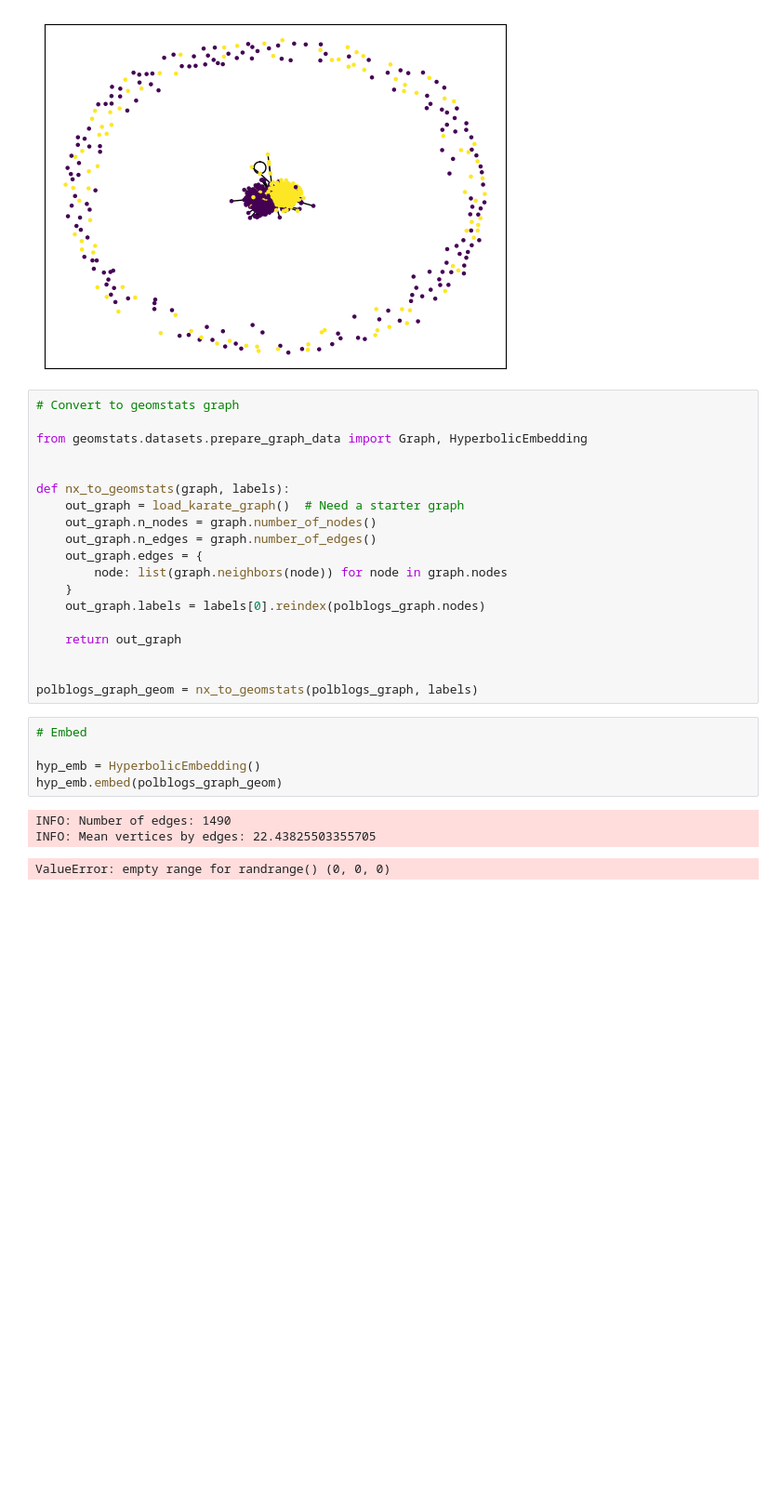
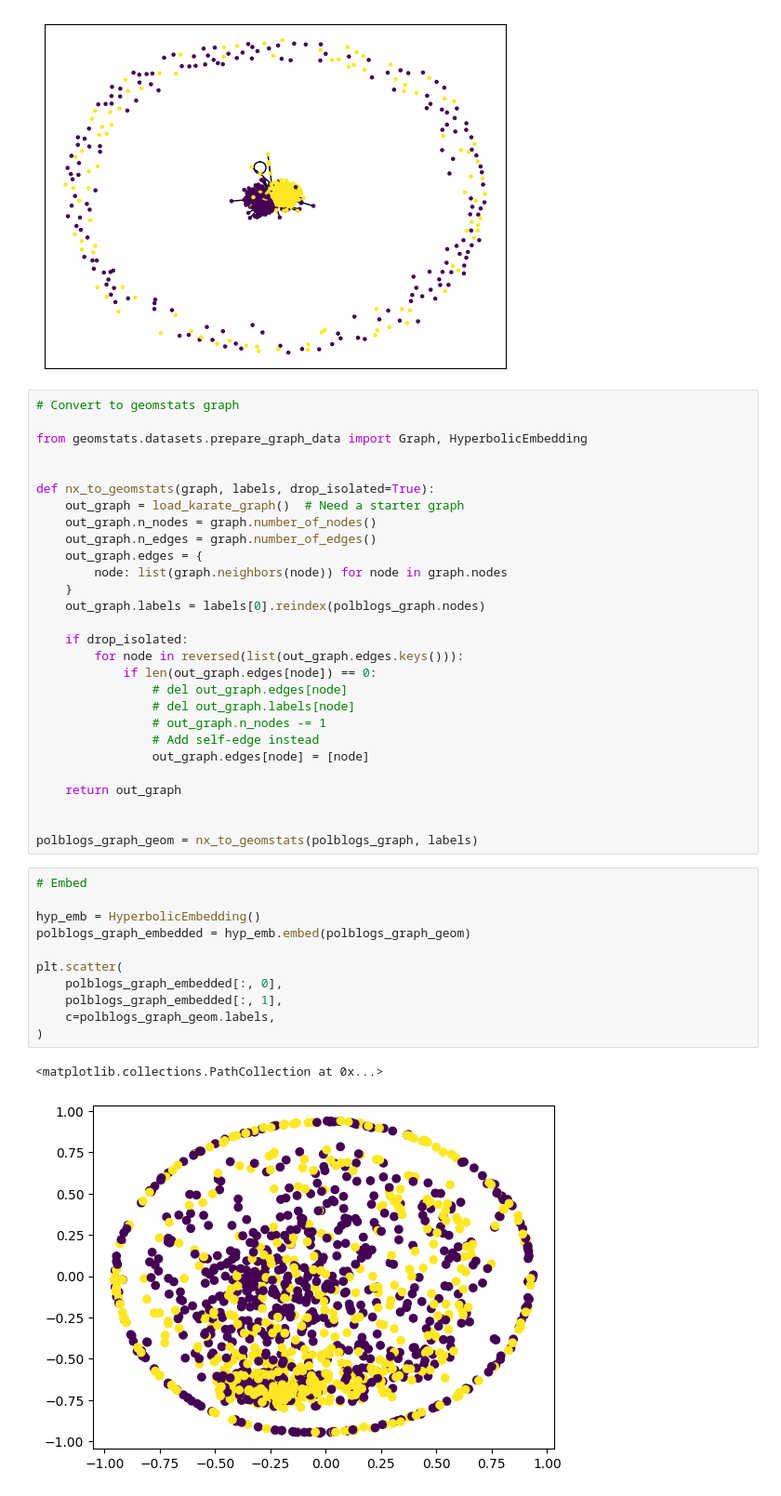
Before and after one commit to pchlenski/hyperdt, a Jupyter notebook: 4_graphs.ipynb, the cells around one changed output. Shown at 93% size. Cells and saved outputs as stored; diff of their text form; blank space fills up the shorter version.

Commit message:
Added graph benchmarks

```diff
--- a/4_graphs.ipynb
+++ b/4_graphs.ipynb
@@ -368,7 +368,7 @@ nx.draw_networkx(
 from geomstats.datasets.prepare_graph_data import Graph, HyperbolicEmbedding
 
 
-def nx_to_geomstats(graph, labels):
+def nx_to_geomstats(graph, labels, drop_isolated=True):
     out_graph = load_karate_graph()  # Need a starter graph
     out_graph.n_nodes = graph.number_of_nodes()
     out_graph.n_edges = graph.number_of_edges()
@@ -377,6 +377,15 @@ def nx_to_geomstats(graph, labels):
     }
     out_graph.labels = labels[0].reindex(polblogs_graph.nodes)
 
+    if drop_isolated:
+        for node in reversed(list(out_graph.edges.keys())):
+            if len(out_graph.edges[node]) == 0:
+                # del out_graph.edges[node]
+                # del out_graph.labels[node]
+                # out_graph.n_nodes -= 1
+                # Add self-edge instead
+                out_graph.edges[node] = [node]
+
     return out_graph
 
 
@@ -384,9 +393,14 @@ polblogs_graph_geom = nx_to_geomstats(polblogs_graph, labels)
 # %%
 # Embed
 
 hyp_emb = HyperbolicEmbedding()
-hyp_emb.embed(polblogs_graph_geom)
+polblogs_graph_embedded = hyp_emb.embed(polblogs_graph_geom)
+
+plt.scatter(
+    polblogs_graph_embedded[:, 0],
+    polblogs_graph_embedded[:, 1],
+    c=polblogs_graph_geom.labels,
+)
 # %% [output]
-INFO: Number of edges: 1490
-INFO: Mean vertices by edges: 22.43825503355705
+<matplotlib.collections.PathCollection at 0x...>
-ValueError: empty range for randrange() (0, 0, 0)
+[figure, added]
```
Also changed, not shown: parts of 2 cells of this notebook.
